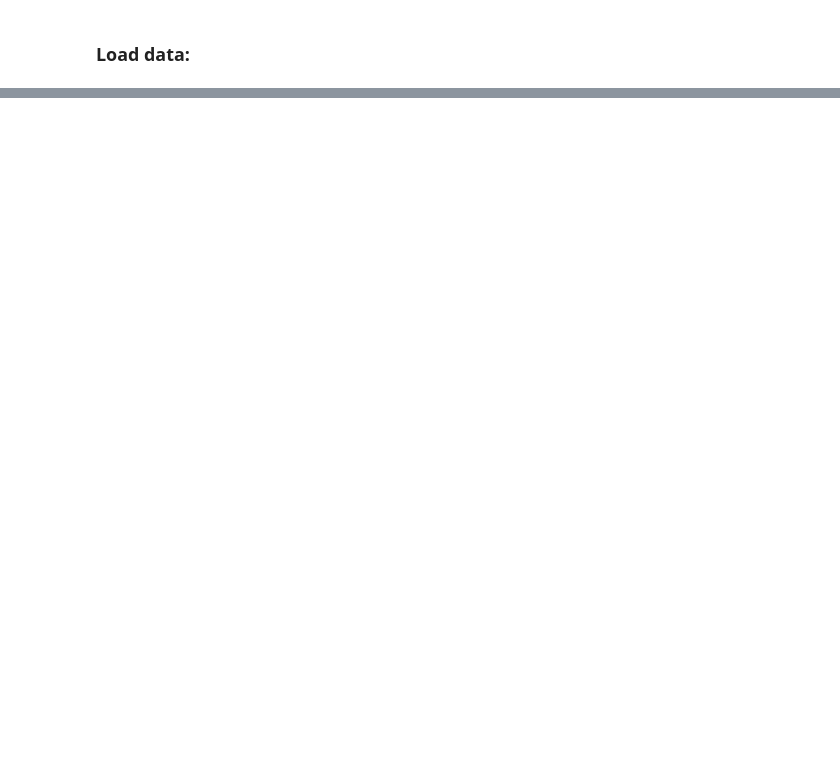
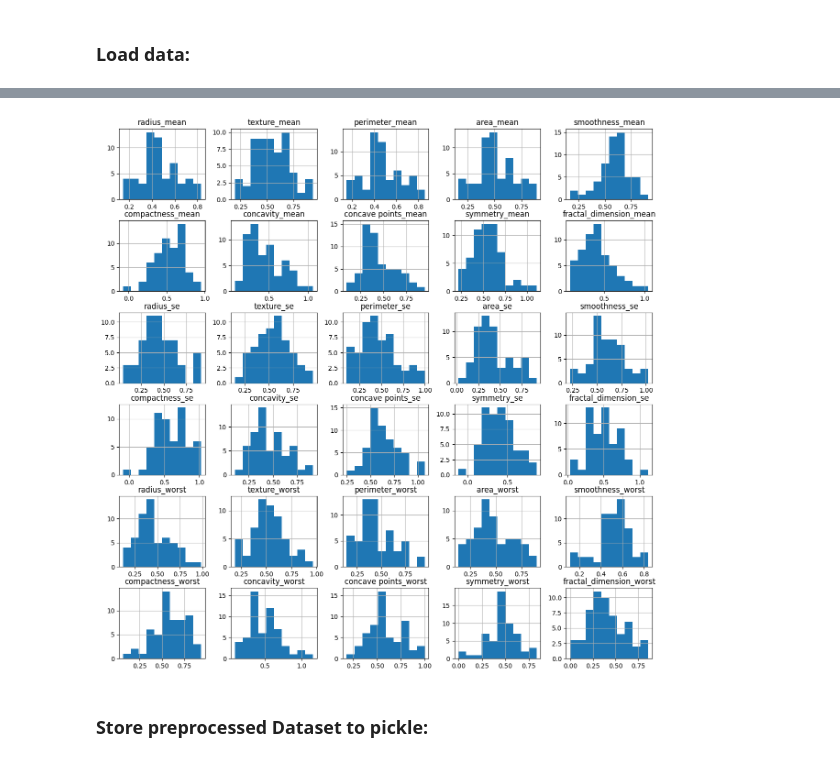
Before and after one commit to mcollpol/BreastCancerPrediction, a Jupyter notebook: research/notebooks/02-feature-engineering.ipynb, the cells around one changed output, grey strips where cells are left out. Cells and saved outputs as stored; diff of their text form; code cells hidden in the pictures; blank space fills up the shorter version.

```diff
--- a/research/notebooks/02-feature-engineering.ipynb
+++ b/research/notebooks/02-feature-engineering.ipynb
@@ -189,0 +261,7 @@ df.to_csv("..\data\clean_breast_cancer.csv", index=False)
+# %%
+X_test.hist(figsize=(15,15))
+plt.show()
+# %% [output]
+[figure, added]
+# %% [markdown]
+### Store preprocessed Dataset to pickle:
```
Also changed, not shown: parts of 56 cells of this notebook, 3 other files.
